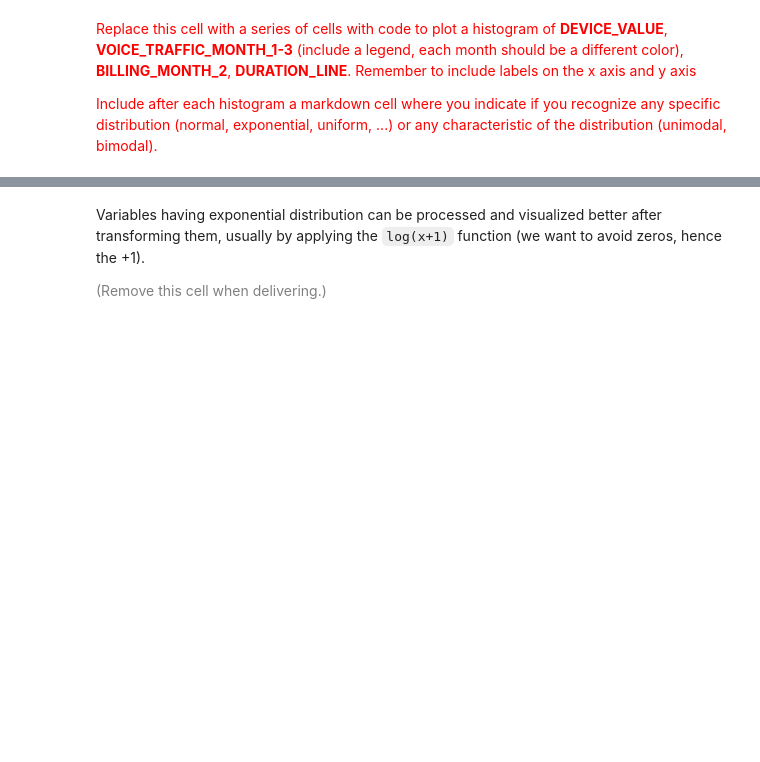
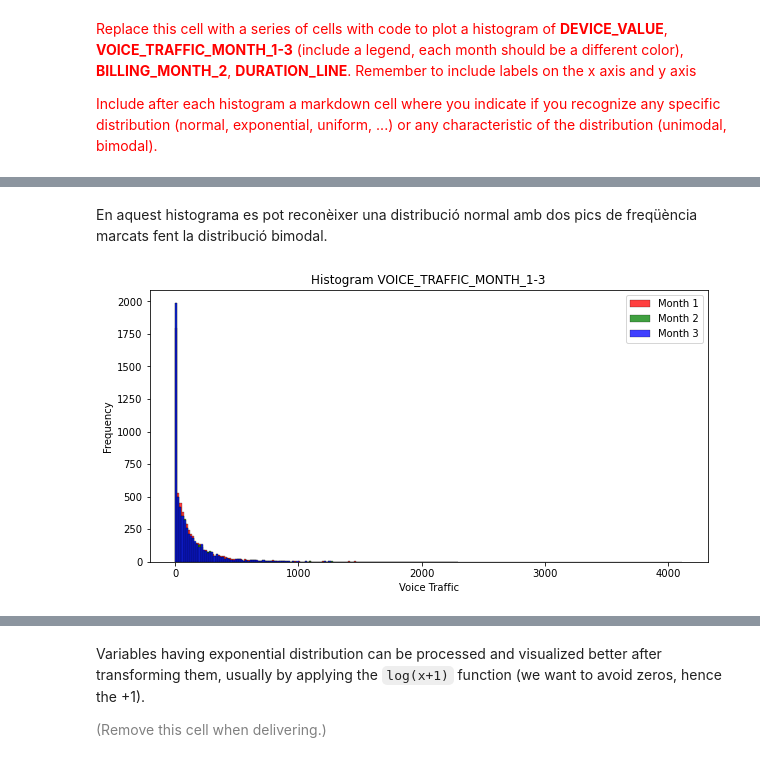
Before and after one commit to BernatQuintilla/data-mining-course, a Jupyter notebook: practicum/ps01_02/ps01_02_data_preparation.ipynb, the cells around one changed output, grey strips where cells are left out. Drawn from its saved outputs; the diff is of its cells as text; code cells hidden in the pictures; blank space fills up the shorter version.

```diff
--- a/practicum/ps01_02/ps01_02_data_preparation.ipynb
+++ b/practicum/ps01_02/ps01_02_data_preparation.ipynb
@@ -337,0 +392,15 @@ We will now plot the distributions of some variables and apply some transformati
+# %% [markdown]
+En aquest histograma es pot reconèixer una distribució normal amb dos pics de freqüència marcats fent la distribució bimodal.
+# %%
+#Histograma VOICE_TRAFFIC_MONTH_1-3
+plt.figure(figsize=(10, 5))
+sns.histplot(data=df03, x='VOICE_TRAFFIC_MONTH_1', kde=False, color='red', label='Month 1')
+sns.histplot(data=df03, x='VOICE_TRAFFIC_MONTH_2', kde=False, color='green', label='Month 2')
+sns.histplot(data=df03, x='VOICE_TRAFFIC_MONTH_3', kde=False, color='blue', label='Month 3')
+plt.xlabel('Voice Traffic')
+plt.ylabel('Frequency')
+plt.title('Histogram VOICE_TRAFFIC_MONTH_1-3')
+plt.legend()
+plt.show()
+# %% [output]
+[figure, added]
```
Also changed, not shown: parts of 14 cells of this notebook.
